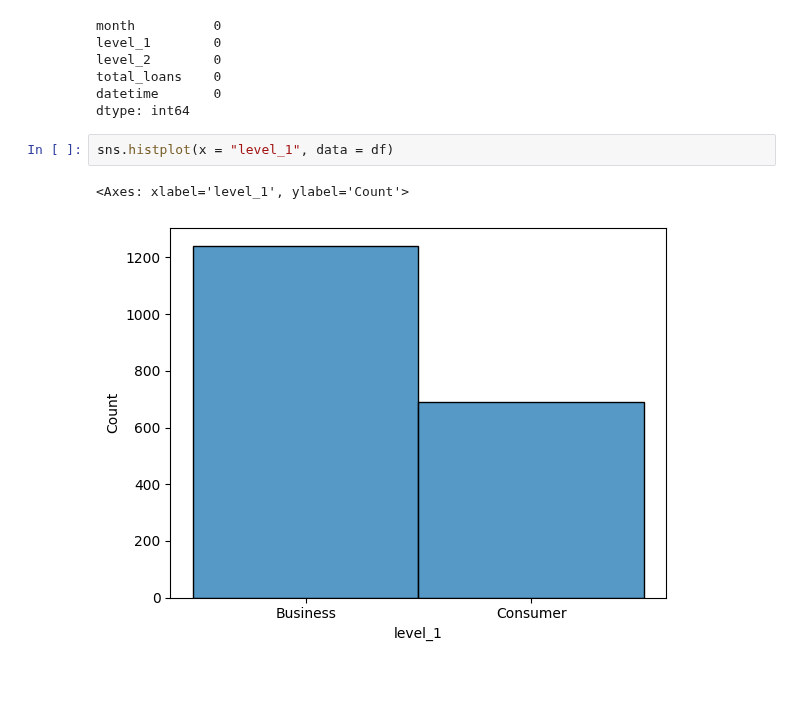
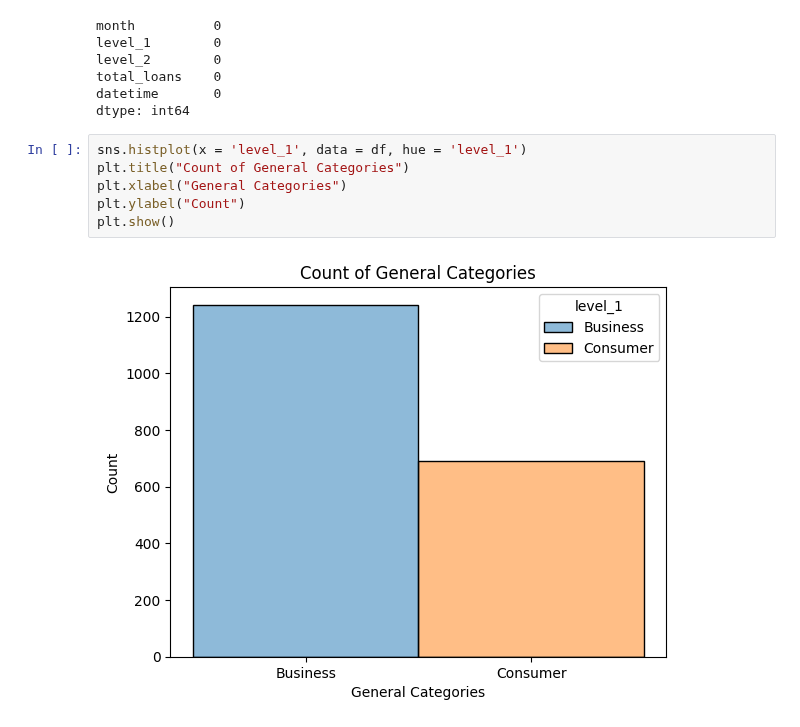
Before and after one commit to ChinSekYi/OpenAYEye, a Jupyter notebook: eda/src/EDA.ipynb, the cells around one changed output. Cells and saved outputs as stored; diff of their text form; blank space fills up the shorter version.

```diff
--- a/eda/src/EDA.ipynb
+++ b/eda/src/EDA.ipynb
@@ -74,8 +82,11 @@ level_2        0
 total_loans    0
 datetime       0
 dtype: int64
-# %%
-sns.histplot(x = "level_1", data = df)
-# %% [output]
-<Axes: xlabel='level_1', ylabel='Count'>
-[figure, removed]
+# %%
+sns.histplot(x = 'level_1', data = df, hue = 'level_1')
+plt.title("Count of General Categories")
+plt.xlabel("General Categories")
+plt.ylabel("Count")
+plt.show()
+# %% [output]
+[figure, added]
```
Also changed, not shown: parts of 16 cells of this notebook.
